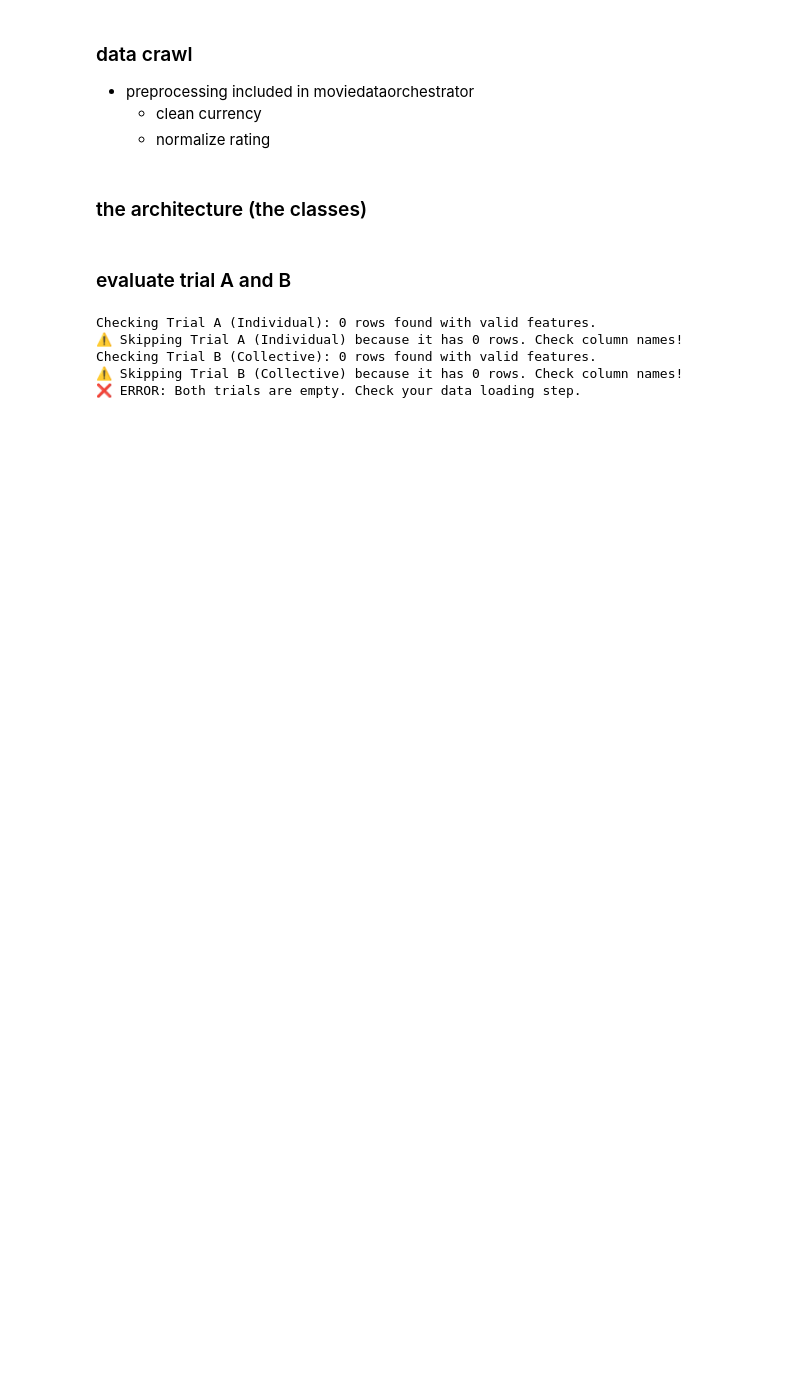
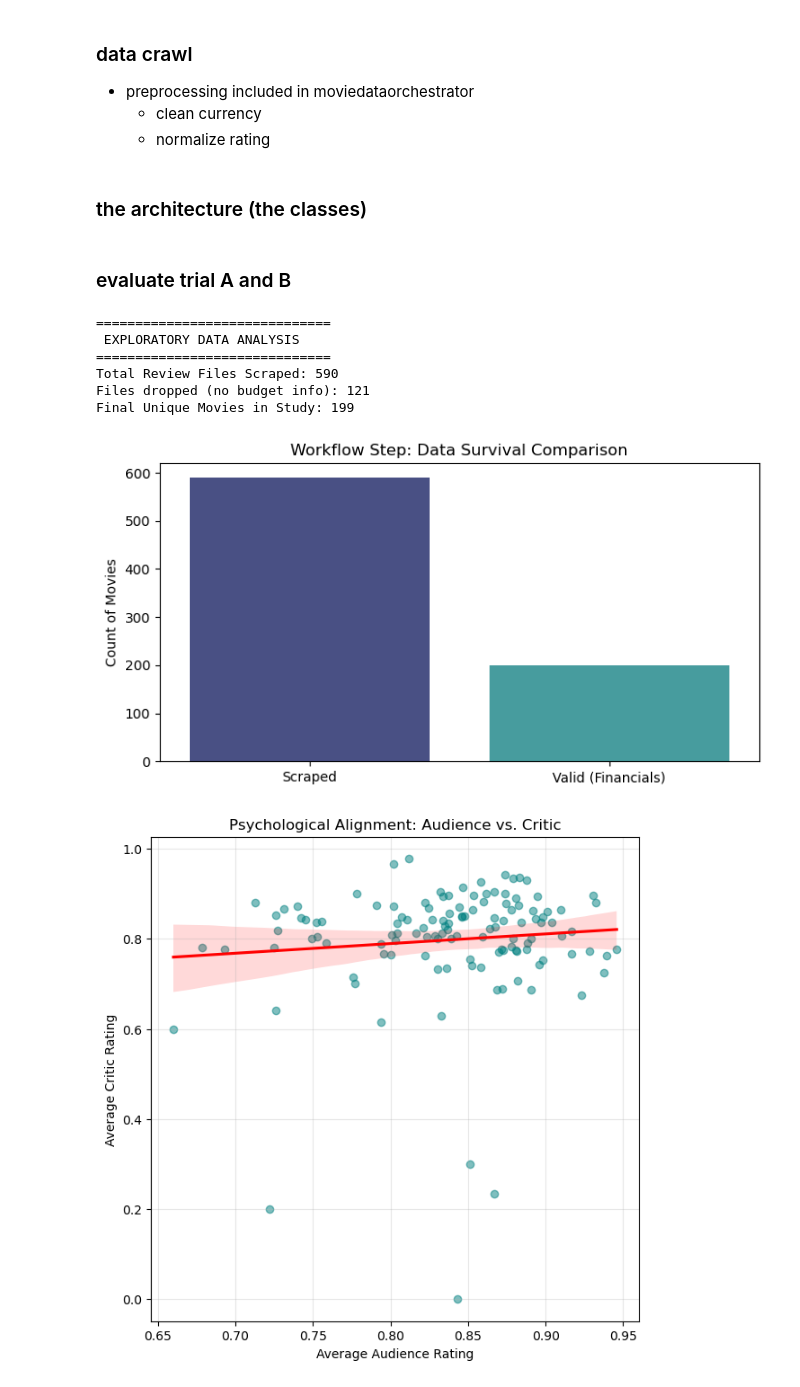
Before and after one commit to diane-zhou/psych186b-project, a Jupyter notebook: all_model_code.ipynb, the cells around one changed output. Cells and saved outputs as stored; diff of their text form; code cells hidden in the pictures; blank space fills up the shorter version.

```diff
--- a/all_model_code.ipynb
+++ b/all_model_code.ipynb
@@ -221,20 +296,30 @@ def compare_trials_initially(t_a, t_b):
         except Exception as e:
             print(f"Error processing {name}: {e}")
 
-    # Determine the winner
-    if not results:
-        print("❌ ERROR: Both trials are empty. Check your data loading step.")
-        return "None"
-
     winner = max(results, key=lambda x: results[x]['F1-Score'])
-    print(f"🏆 THE BETTER DATA STRUCTURE IS: {winner}")
+    print(f"The more accuracte data structure is: {winner}")
     return winner
 
 # RUN THE COMPARISON
-winning_trial_name = compare_trials_initially(trial_a, trial_b)
-# %% [output]
-Checking Trial A (Individual): 0 rows found with valid features.
-⚠️ Skipping Trial A (Individual) because it has 0 rows. Check column names!
-Checking Trial B (Collective): 0 rows found with valid features.
-⚠️ Skipping Trial B (Collective) because it has 0 rows. Check column names!
-❌ ERROR: Both trials are empty. Check your data loading step.
+# %%
+# execution
+
+# intialize and extract
+manager = MovieWorkflowManager()
+full_dataset = manager.run_full_extraction()
+
+# run eda
+manager.run_eda_visuals(full_dataset)
+
+# generate trials
+trial_a, trial_b = manager.generate_trials(full_dataset)
+winning_trial_name = compare_trials_initially(trial_a, trial_b)
+# %% [output]
+==============================
+ EXPLORATORY DATA ANALYSIS
+==============================
+Total Review Files Scraped: 590
+Files dropped (no budget info): 121
+Final Unique Movies in Study: 199
+[figure, added]
+[figure, added]
```
Also changed, not shown: parts of 10 cells of this notebook, 3 other files.
